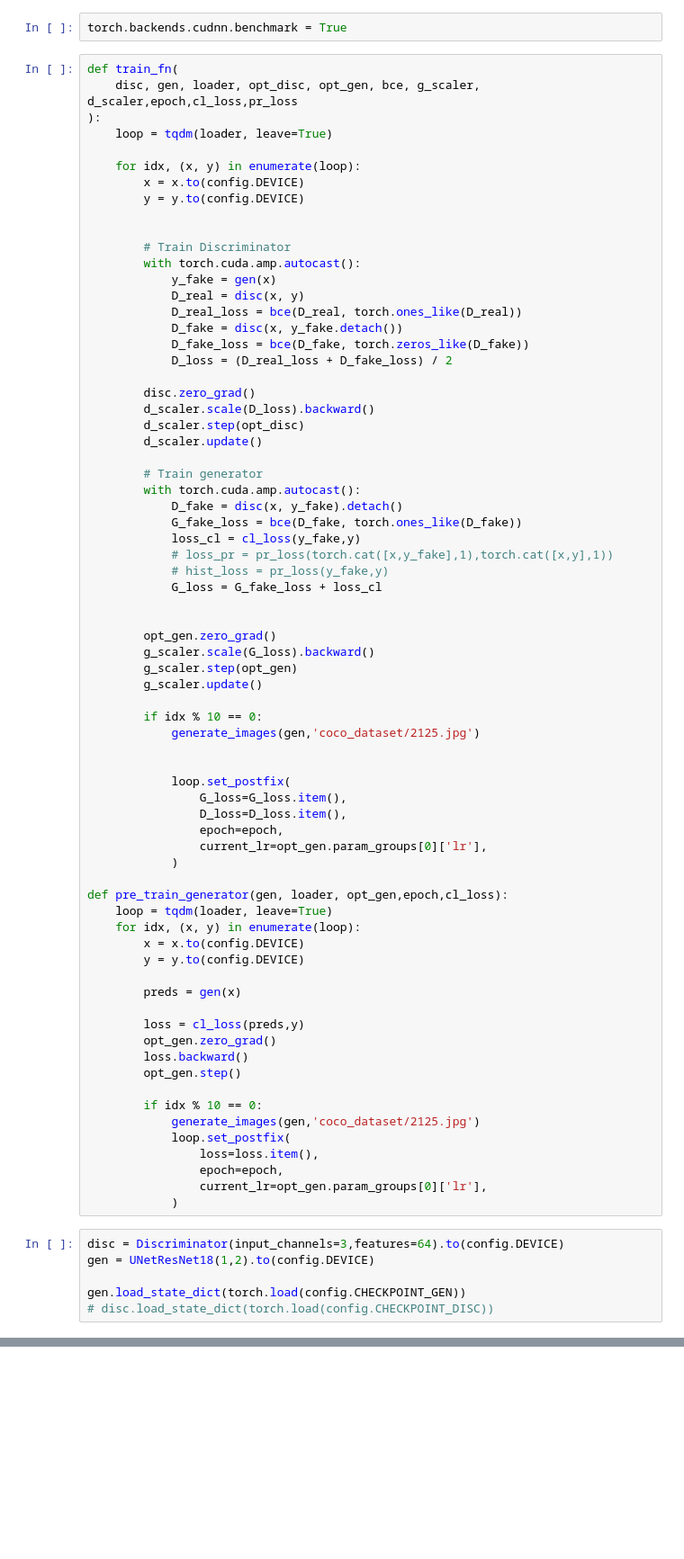
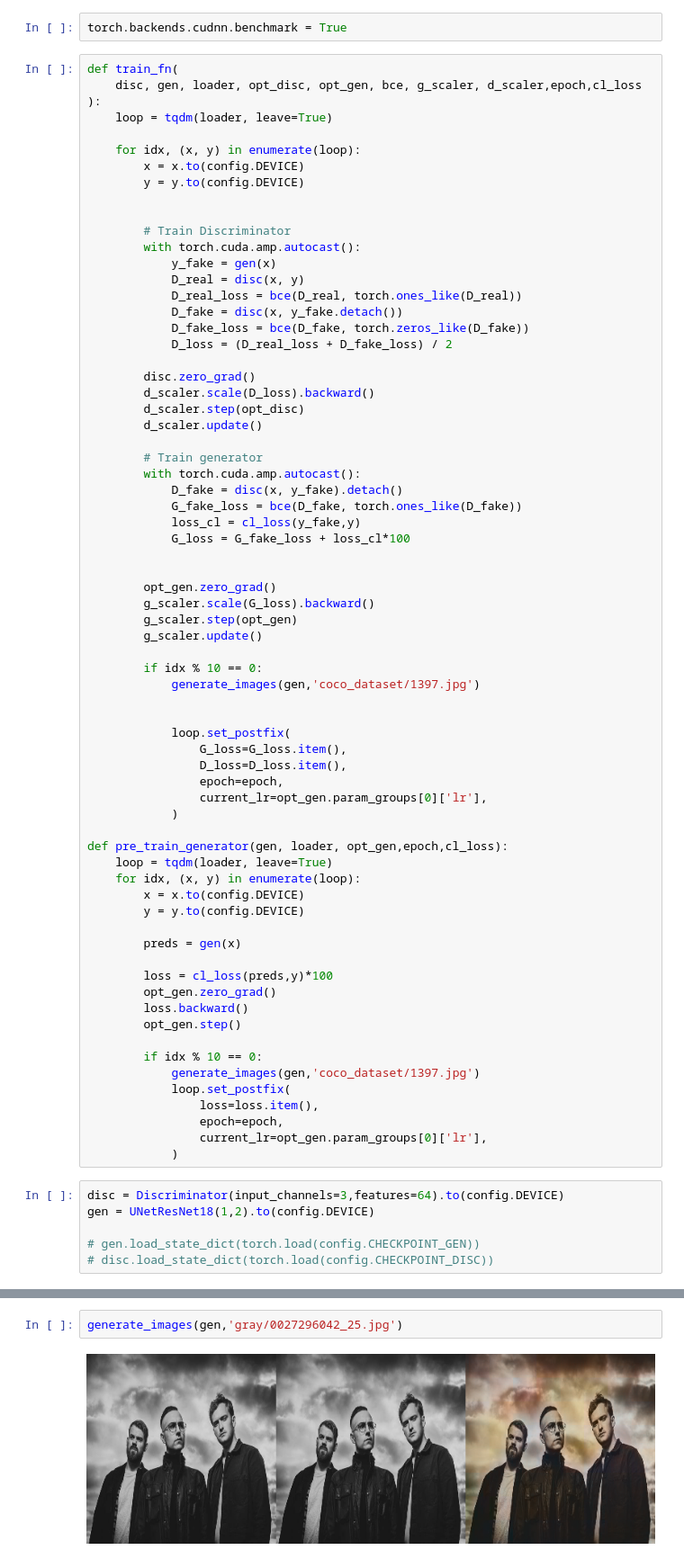
Before and after one commit to m7mdGNo/image_colorizer_with_GUI, a Jupyter notebook: train.ipynb, the cells around one changed output, grey strips where cells are left out. Shown: that part at 90% size. Cells and saved outputs as stored; diff of their text form; blank space fills up the shorter version.

```diff
--- a/train.ipynb
+++ b/train.ipynb
@@ -18,7 +18,7 @@ warnings.filterwarnings("ignore")
 torch.backends.cudnn.benchmark = True
 # %%
 def train_fn(
-    disc, gen, loader, opt_disc, opt_gen, bce, g_scaler, d_scaler,epoch,cl_loss,pr_loss
+    disc, gen, loader, opt_disc, opt_gen, bce, g_scaler, d_scaler,epoch,cl_loss
 ):
     loop = tqdm(loader, leave=True)
 
@@ -46,9 +46,7 @@ def train_fn(
             D_fake = disc(x, y_fake).detach()
             G_fake_loss = bce(D_fake, torch.ones_like(D_fake))
             loss_cl = cl_loss(y_fake,y)
-            # loss_pr = pr_loss(torch.cat([x,y_fake],1),torch.cat([x,y],1))
-            # hist_loss = pr_loss(y_fake,y)
-            G_loss = G_fake_loss + loss_cl
+            G_loss = G_fake_loss + loss_cl*100
 
 
         opt_gen.zero_grad()
@@ -57,7 +55,7 @@ def train_fn(
         g_scaler.update()
 
         if idx % 10 == 0:
-            generate_images(gen,'coco_dataset/2125.jpg')
+            generate_images(gen,'coco_dataset/1397.jpg')
 
 
             loop.set_postfix(
@@ -75,13 +73,13 @@ def pre_train_generator(gen, loader, opt_gen,epoch,cl_loss):
 
         preds = gen(x)
 
-        loss = cl_loss(preds,y)
+        loss = cl_loss(preds,y)*100
         opt_gen.zero_grad()
         loss.backward()
         opt_gen.step()
 
         if idx % 10 == 0:
-            generate_images(gen,'coco_dataset/2125.jpg')
+            generate_images(gen,'coco_dataset/1397.jpg')
             loop.set_postfix(
                 loss=loss.item(),
                 epoch=epoch,
@@ -91,5 +89,5 @@ def pre_train_generator(gen, loader, opt_gen,epoch,cl_loss):
 disc = Discriminator(input_channels=3,features=64).to(config.DEVICE)
 gen = UNetResNet18(1,2).to(config.DEVICE)
 
-gen.load_state_dict(torch.load(config.CHECKPOINT_GEN))
+# gen.load_state_dict(torch.load(config.CHECKPOINT_GEN))
 # disc.load_state_dict(torch.load(config.CHECKPOINT_DISC))
@@ -142,0 +135,4 @@ for epoch in range(config.NUM_EPOCHS):
+# %%
+generate_images(gen,'gray/0027296042_25.jpg')
+# %% [output]
+[figure, added]
```
Also changed, not shown: parts of 4 cells of this notebook, 11 other files.
